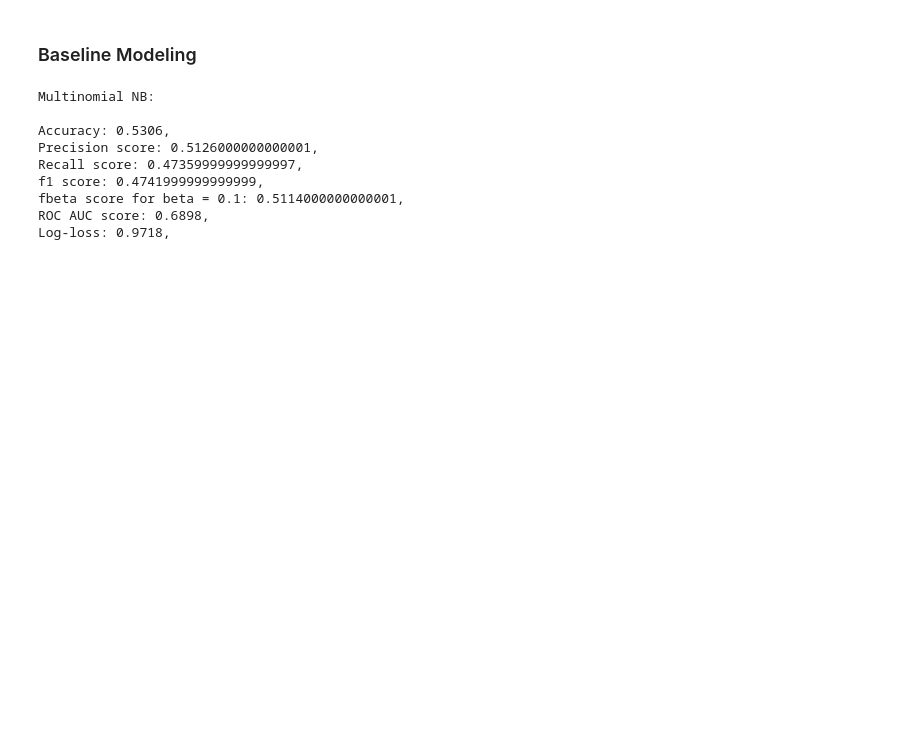
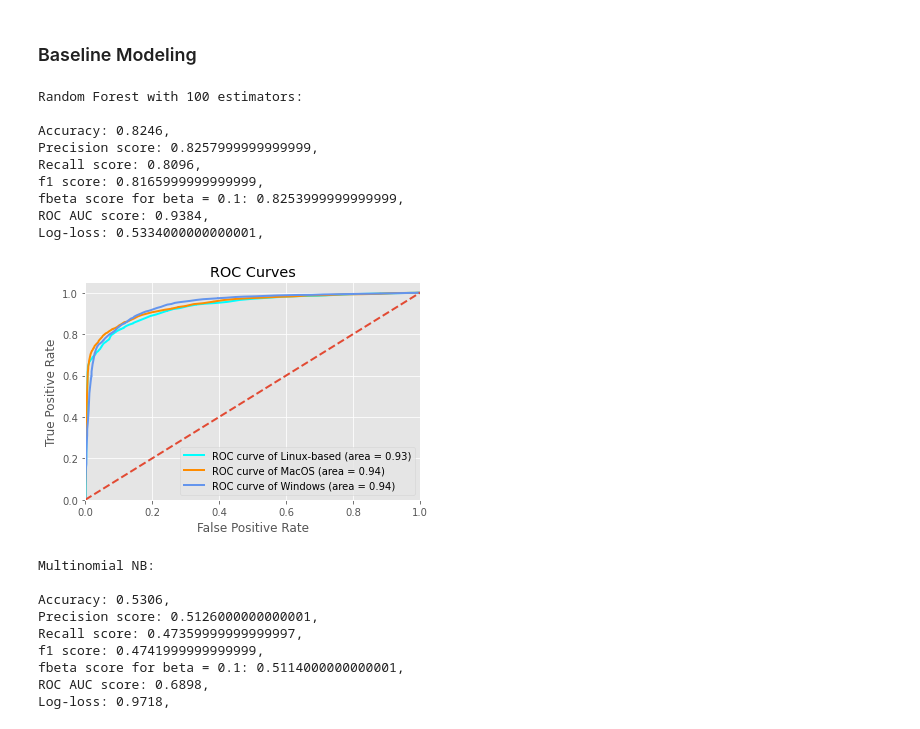
Before and after one commit to racheldilley1/coding-language-predictor, a Jupyter notebook: Notebooks/EDA and Modeling Notebook.ipynb, the cells around one changed output. Drawn from its saved outputs; the diff is of its cells as text; code cells hidden in the pictures; blank space fills up the shorter version.

```diff
--- a/Notebooks/EDA and Modeling Notebook.ipynb
+++ b/Notebooks/EDA and Modeling Notebook.ipynb
@@ -95,10 +95,24 @@ X = df[['Age', 'YearsCode', 'database_count',
        'JavaScript', 'Python', 'SQL', 'Java', 'HTML/CSS']]
 y = df['OpSys']
 
-X=pd.get_dummies(X, drop_first=True)
+X_train, X_test, y_train, y_test = train_test_split(X,y, test_size=0.2, random_state=42)
 
-X_train, X_test, y_train, y_test = train_test_split(X,y, test_size=0.2, random_state=42)
+X_train_enc=pd.get_dummies(X_train, drop_first=True)
+X_test_enc=pd.get_dummies(X_test, drop_first=True)
 #X.info()
+# %%
+rf = random_forest(X_train_enc, y_train, estimators = 100, b = 0.1)
+# %% [output]
+Random Forest with 100 estimators:
+
+Accuracy: 0.8246,
+Precision score: 0.8257999999999999,
+Recall score: 0.8096,
+f1 score: 0.8165999999999999,
+fbeta score for beta = 0.1: 0.8253999999999999,
+ROC AUC score: 0.9384,
+Log-loss: 0.5334000000000001,
+[figure, added]
 # %%
 multinomial_nb(X_train, y_train, b = 0.1)
 # %% [output]
```
Also changed, not shown: parts of 3 cells of this notebook.
